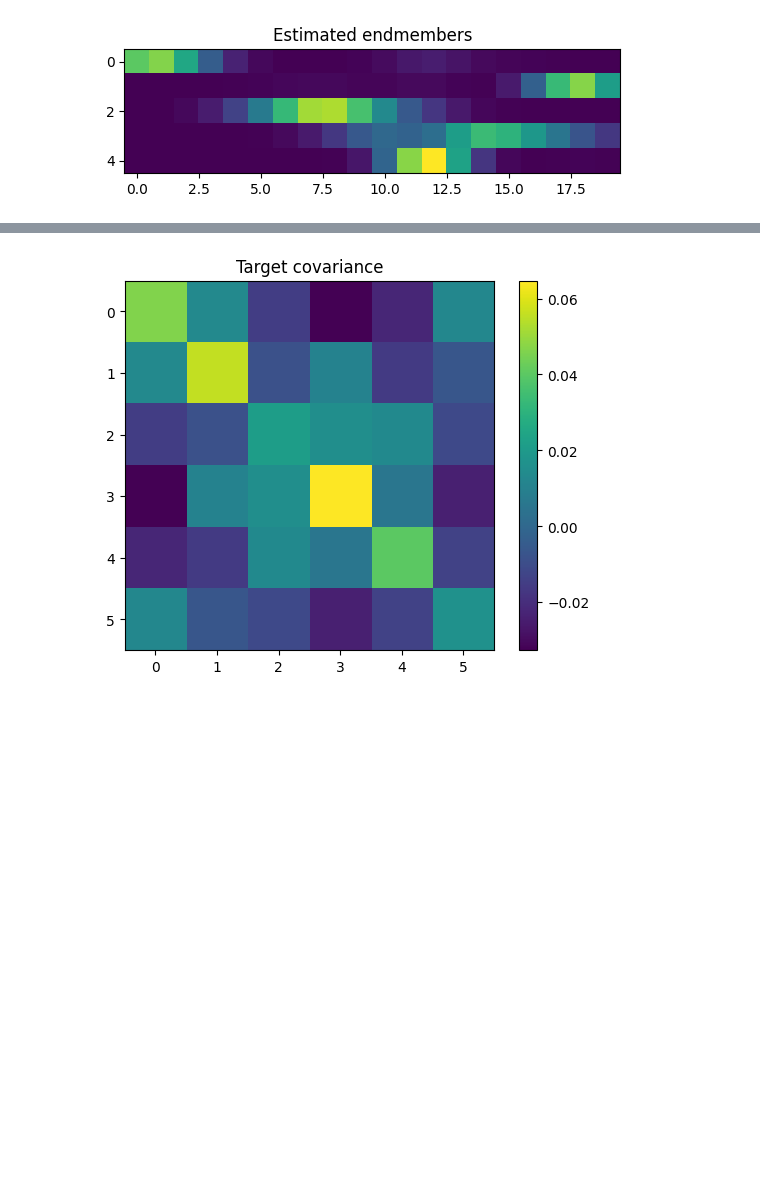
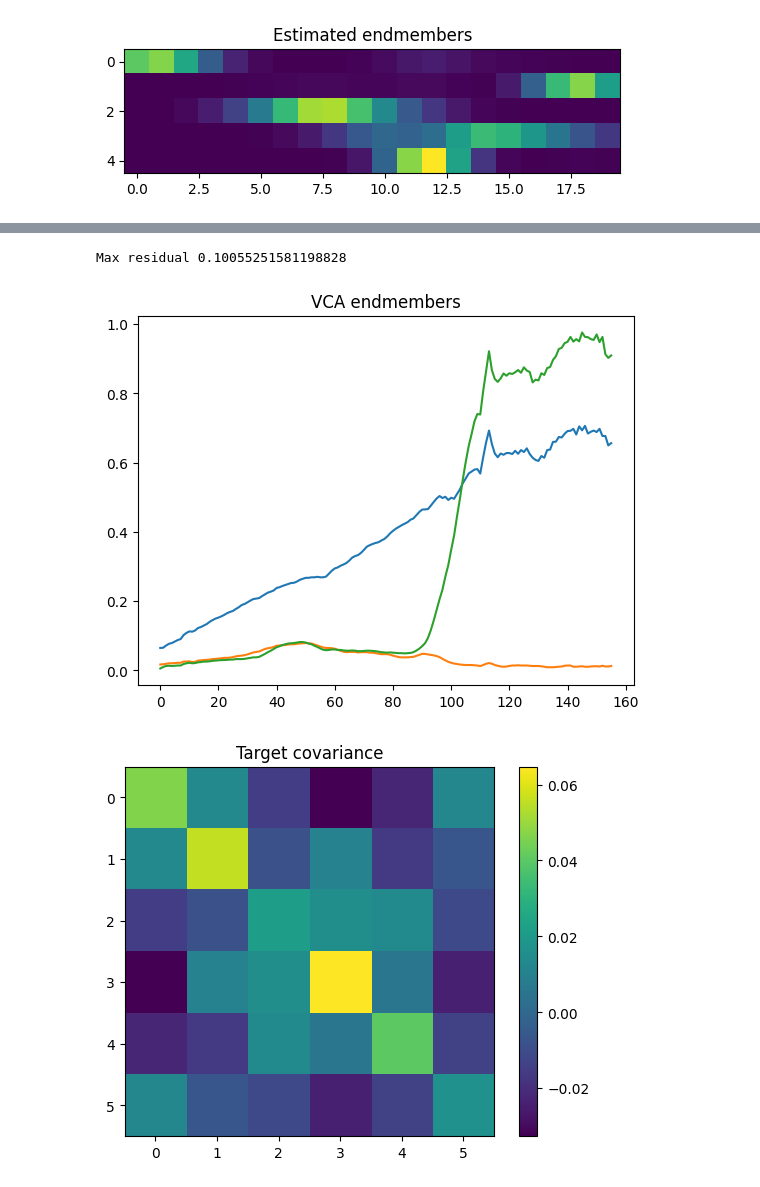
Before and after one commit to JulienAjdenbaum/hyperspectral_adversarial_AEENet, a Jupyter notebook: AAENet/AAENet.ipynb, the cells around one changed output, grey strips where cells are left out. Saved outputs shown, nothing was run; the diff lists cells and outputs as text; code cells hidden in the pictures; blank space fills up the shorter version.

```diff
--- a/AAENet/AAENet.ipynb
+++ b/AAENet/AAENet.ipynb
@@ -322,0 +231,10 @@ for batch in tqdm(batches):
+# %%
+np.random.seed(9)
+samson_endmembers_indices = VCA(samson["V"], 3)
+samson_vca_endmembers = samson["V"][:, samson_endmembers_indices]
+plt.plot(samson_vca_endmembers)
+plt.title("VCA endmembers")
+plt.show()
+# %% [output]
+Max residual 0.10055251581198828
+[figure, added]
```
Also changed, not shown: parts of 25 cells of this notebook, 17 other files.
